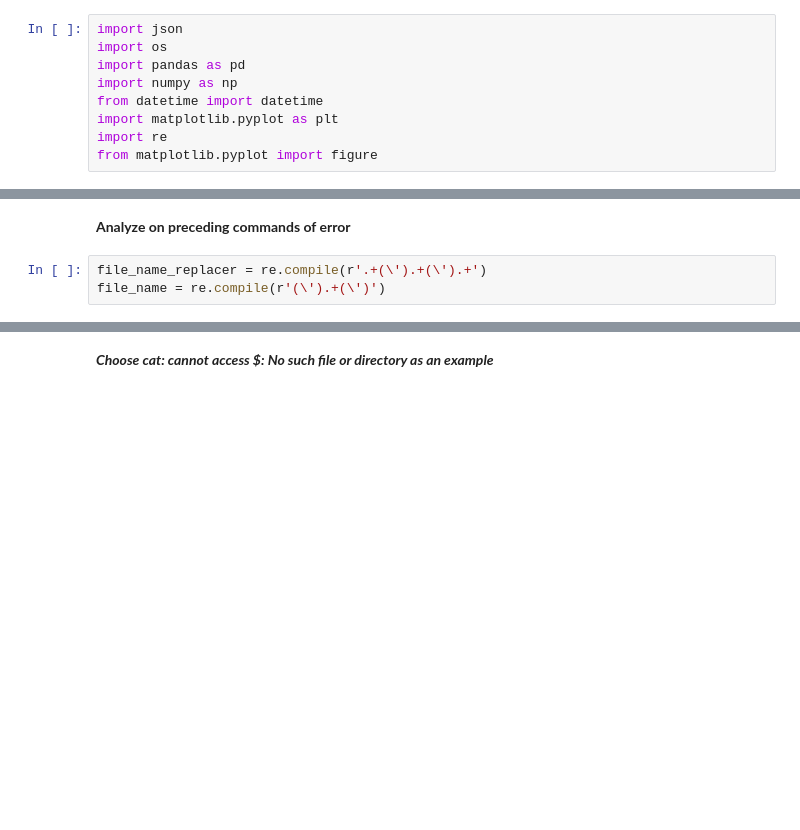
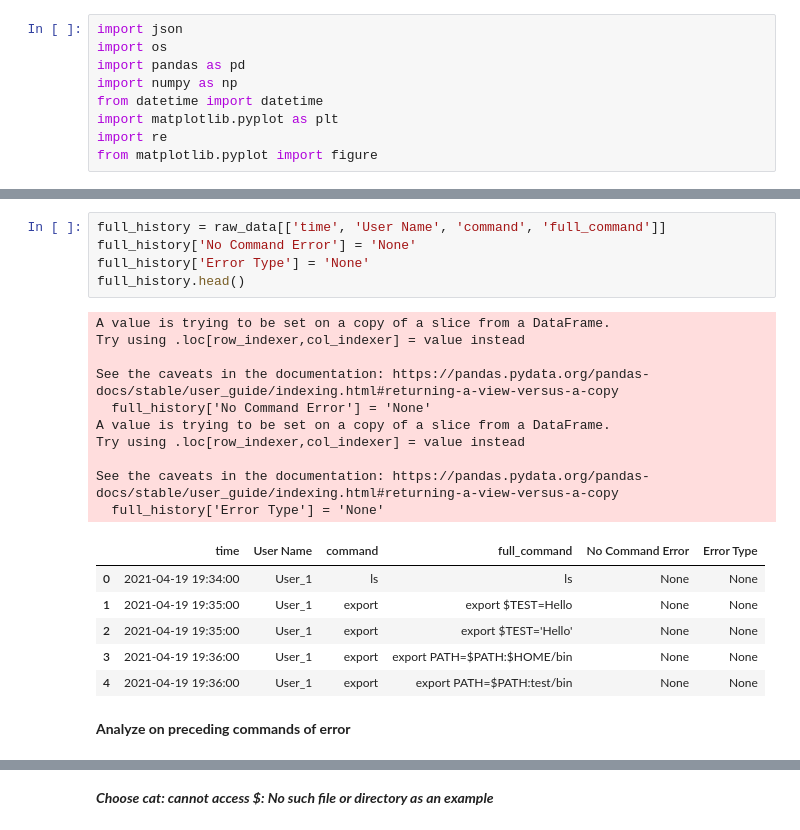
Before and after one commit to GuningShen/error-suggestion, a Jupyter notebook: error_tree.ipynb, the cells around one changed output, grey strips where cells are left out. Cells and saved outputs as stored; diff of their text form; blank space fills up the shorter version.

```diff
--- a/error_tree.ipynb
+++ b/error_tree.ipynb
@@ -66,5 +29,24 @@ expand_data
+# %%
+full_history = raw_data[['time', 'User Name', 'command', 'full_command']]
+full_history['No Command Error'] = 'None'
+full_history['Error Type'] = 'None'
+full_history.head()
+# %% [output]
+A value is trying to be set on a copy of a slice from a DataFrame.
+Try using .loc[row_indexer,col_indexer] = value instead
+
+See the caveats in the documentation: https://pandas.pydata.org/pandas-docs/stable/user_guide/indexing.html#returning-a-view-versus-a-copy
+  full_history['No Command Error'] = 'None'
+A value is trying to be set on a copy of a slice from a DataFrame.
+Try using .loc[row_indexer,col_indexer] = value instead
+
+See the caveats in the documentation: https://pandas.pydata.org/pandas-docs/stable/user_guide/indexing.html#returning-a-view-versus-a-copy
+  full_history['Error Type'] = 'None'
+|  | time | User Name | command | full_command | No Command Error | Error Type |
+| 0 | 2021-04-19 19:34:00 | User_1 | ls | ls | None | None |
+| 1 | 2021-04-19 19:35:00 | User_1 | export | export $TEST=Hello | None | None |
+| 2 | 2021-04-19 19:35:00 | User_1 | export | export $TEST='Hello' | None | None |
+| 3 | 2021-04-19 19:36:00 | User_1 | export | export PATH=$PATH:$HOME/bin | None | None |
+| 4 | 2021-04-19 19:36:00 | User_1 | export | export PATH=$PATH:test/bin | None | None |
 # %% [markdown]
 **Analyze on preceding commands of error**
-# %%
-file_name_replacer = re.compile(r'.+(\').+(\').+')
-file_name = re.compile(r'(\').+(\')')
```
Also changed, not shown: parts of 24 cells of this notebook, 6 other files.
